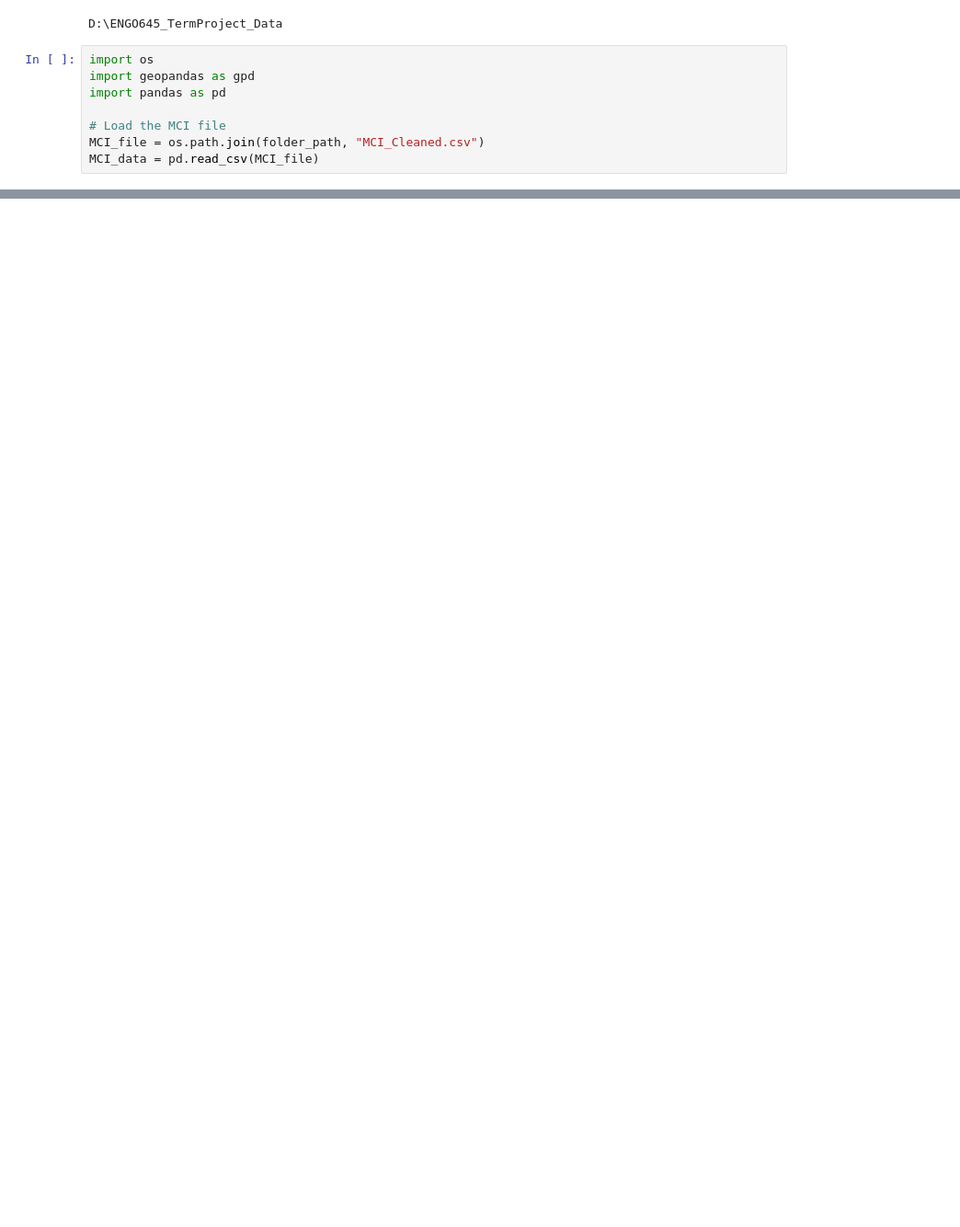
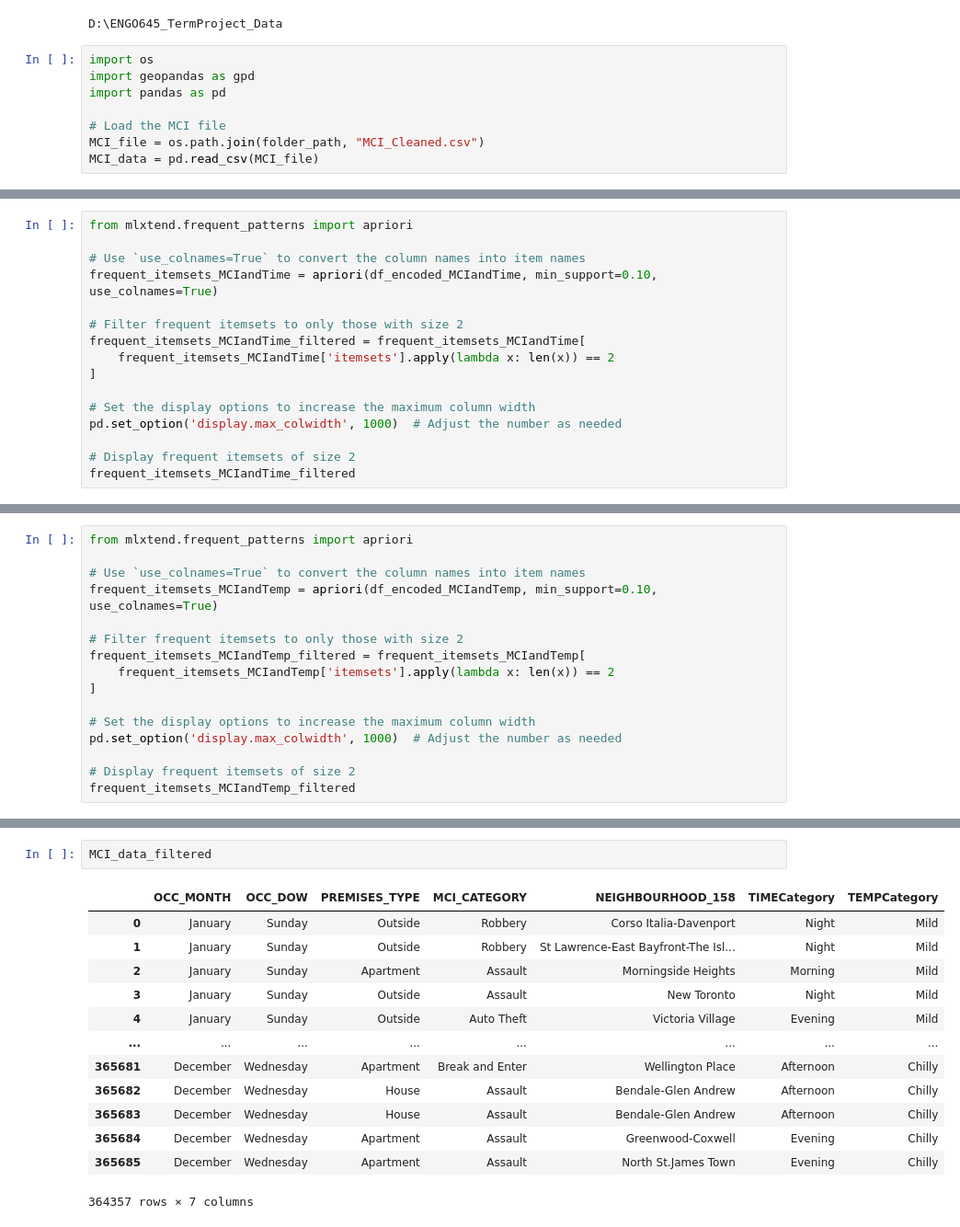
Before and after one commit to rentruong/ENGO645_TorontoCrimeAnalysis, a Jupyter notebook: Apriori.ipynb, the cells around one changed output, grey strips where cells are left out. Shown at 92% size. Cells and saved outputs as stored; diff of their text form; blank space fills up the shorter version.

```diff
--- a/Apriori.ipynb
+++ b/Apriori.ipynb
@@ -155,0 +440,16 @@ Series([], dtype: int64)
+# %%
+from mlxtend.frequent_patterns import apriori
+
+# Use `use_colnames=True` to convert the column names into item names
+frequent_itemsets_MCIandTime = apriori(df_encoded_MCIandTime, min_support=0.10, use_colnames=True)
+
+# Filter frequent itemsets to only those with size 2
+frequent_itemsets_MCIandTime_filtered = frequent_itemsets_MCIandTime[
+    frequent_itemsets_MCIandTime['itemsets'].apply(lambda x: len(x)) == 2
+]
+
+# Set the display options to increase the maximum column width
+pd.set_option('display.max_colwidth', 1000)  # Adjust the number as needed
+
+# Display frequent itemsets of size 2
+frequent_itemsets_MCIandTime_filtered
@@ -155,0 +498,16 @@ Series([], dtype: int64)
+# %%
+from mlxtend.frequent_patterns import apriori
+
+# Use `use_colnames=True` to convert the column names into item names
+frequent_itemsets_MCIandTemp = apriori(df_encoded_MCIandTemp, min_support=0.10, use_colnames=True)
+
+# Filter frequent itemsets to only those with size 2
+frequent_itemsets_MCIandTemp_filtered = frequent_itemsets_MCIandTemp[
+    frequent_itemsets_MCIandTemp['itemsets'].apply(lambda x: len(x)) == 2
+]
+
+# Set the display options to increase the maximum column width
+pd.set_option('display.max_colwidth', 1000)  # Adjust the number as needed
+
+# Display frequent itemsets of size 2
+frequent_itemsets_MCIandTemp_filtered
@@ -155,0 +532,16 @@ Series([], dtype: int64)
+# %%
+MCI_data_filtered
+# %% [output]
+|  | OCC_MONTH | OCC_DOW | PREMISES_TYPE | MCI_CATEGORY | NEIGHBOURHOOD_158 | TIMECategory | TEMPCategory |
+| 0 | January | Sunday | Outside | Robbery | Corso Italia-Davenport | Night | Mild |
+| 1 | January | Sunday | Outside | Robbery | St Lawrence-East Bayfront-The Isl... | Night | Mild |
+| 2 | January | Sunday | Apartment | Assault | Morningside Heights | Morning | Mild |
+| 3 | January | Sunday | Outside | Assault | New Toronto | Night | Mild |
+| 4 | January | Sunday | Outside | Auto Theft | Victoria Village | Evening | Mild |
+| ... | ... | ... | ... | ... | ... | ... | ... |
+| 365681 | December | Wednesday | Apartment | Break and Enter | Wellington Place | Afternoon | Chilly |
+| 365682 | December | Wednesday | House | Assault | Bendale-Glen Andrew | Afternoon | Chilly |
+| 365683 | December | Wednesday | House | Assault | Bendale-Glen Andrew | Afternoon | Chilly |
+| 365684 | December | Wednesday | Apartment | Assault | Greenwood-Coxwell | Evening | Chilly |
+| 365685 | December | Wednesday | Apartment | Assault | North St.James Town | Evening | Chilly |
+364357 rows × 7 columns
```
Also changed, not shown: parts of 38 cells of this notebook.
